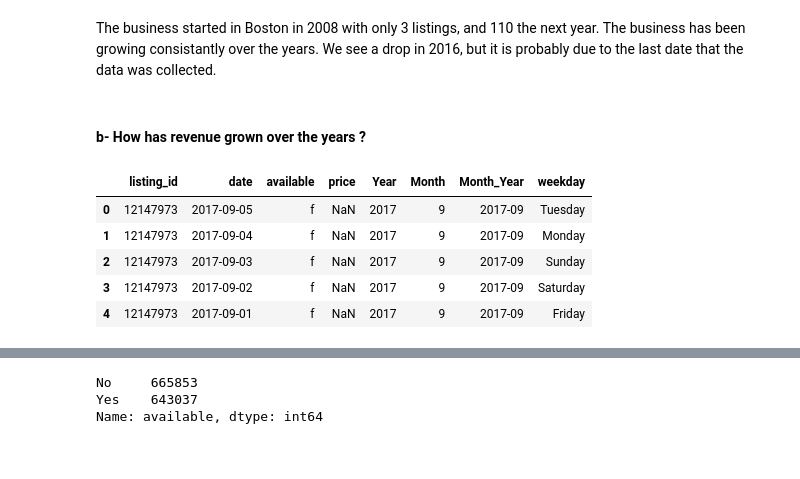
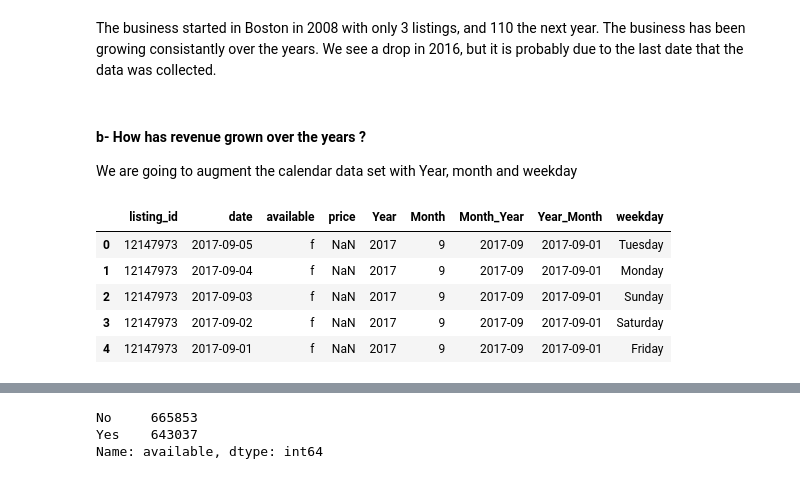
Before and after one commit to tmbothe/AirBnB_Analysis, a Jupyter notebook: airbnb_analysis.ipynb, the cells around one changed output, grey strips where cells are left out. Drawn from its saved outputs; the diff is of its cells as text; code cells hidden in the pictures.

```diff
--- a/airbnb_analysis.ipynb
+++ b/airbnb_analysis.ipynb
@@ -16,4 +29,7 @@ boston_calendar = pd.read_csv('data/boston_calendar.csv',low_memory =False)
 # %%
+#reading Data
+boston_reviews,boston_listings,boston_calendar = du.read_data()
+listings = boston_listings.copy()
 #Data set size
 print(f"Boston listings has {boston_listings.shape[0]} rows and {boston_listings.shape[1]} columns")
 print(f"Boston reviews  has {boston_reviews.shape[0]}  rows and {boston_reviews.shape[1]}  columns")
@@ -161,20 +265,22 @@ max(boston_listings.host_since)
 The business started in Boston in 2008 with only 3 listings, and 110 the next year. The business has been growing consistantly over the years. We see a drop in 2016, but it is probably due to the last date that the data was collected.
 # %% [markdown]
 #### b- How has revenue grown over the years ?
+We are going to augment the calendar data set with Year, month and weekday
 # %%
 #adding year, month and yearMonth columns
 boston_calendar['Year']=pd.DatetimeIndex(boston_calendar['date']).year
 boston_calendar['Month']=pd.DatetimeIndex(boston_calendar['date']).month
 boston_calendar['Month_Year']=pd.to_datetime(boston_calendar['date']).dt.to_period('M')
+boston_calendar['Year_Month']=pd.to_datetime(boston_calendar['date']).dt.strftime("%Y-%m-01")
 boston_calendar['weekday']=pd.to_datetime(boston_calendar['date']).dt.day_name()
 boston_calendar.head()
 # %% [output]
-|  | listing_id | date | available | price | Year | Month | Month_Year | weekday |
-| 0 | 12147973 | 2017-09-05 | f | NaN | 2017 | 9 | 2017-09 | Tuesday |
-| 1 | 12147973 | 2017-09-04 | f | NaN | 2017 | 9 | 2017-09 | Monday |
-| 2 | 12147973 | 2017-09-03 | f | NaN | 2017 | 9 | 2017-09 | Sunday |
-| 3 | 12147973 | 2017-09-02 | f | NaN | 2017 | 9 | 2017-09 | Saturday |
-| 4 | 12147973 | 2017-09-01 | f | NaN | 2017 | 9 | 2017-09 | Friday |
+|  | listing_id | date | available | price | Year | Month | Month_Year | Year_Month | weekday |
+| 0 | 12147973 | 2017-09-05 | f | NaN | 2017 | 9 | 2017-09 | 2017-09-01 | Tuesday |
+| 1 | 12147973 | 2017-09-04 | f | NaN | 2017 | 9 | 2017-09 | 2017-09-01 | Monday |
+| 2 | 12147973 | 2017-09-03 | f | NaN | 2017 | 9 | 2017-09 | 2017-09-01 | Sunday |
+| 3 | 12147973 | 2017-09-02 | f | NaN | 2017 | 9 | 2017-09 | 2017-09-01 | Saturday |
+| 4 | 12147973 | 2017-09-01 | f | NaN | 2017 | 9 | 2017-09 | 2017-09-01 | Friday |
 # %%
 #Convert date to seasons
 def month_to_season(month):
```
Also changed, not shown: parts of 91 cells of this notebook, 2 other files.
